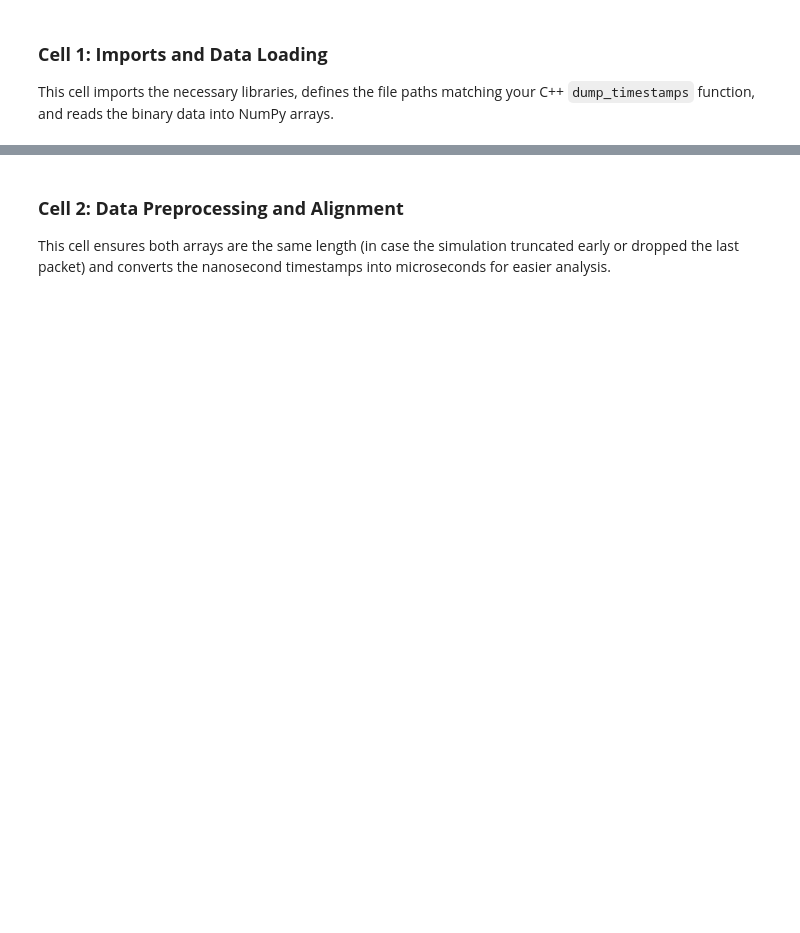
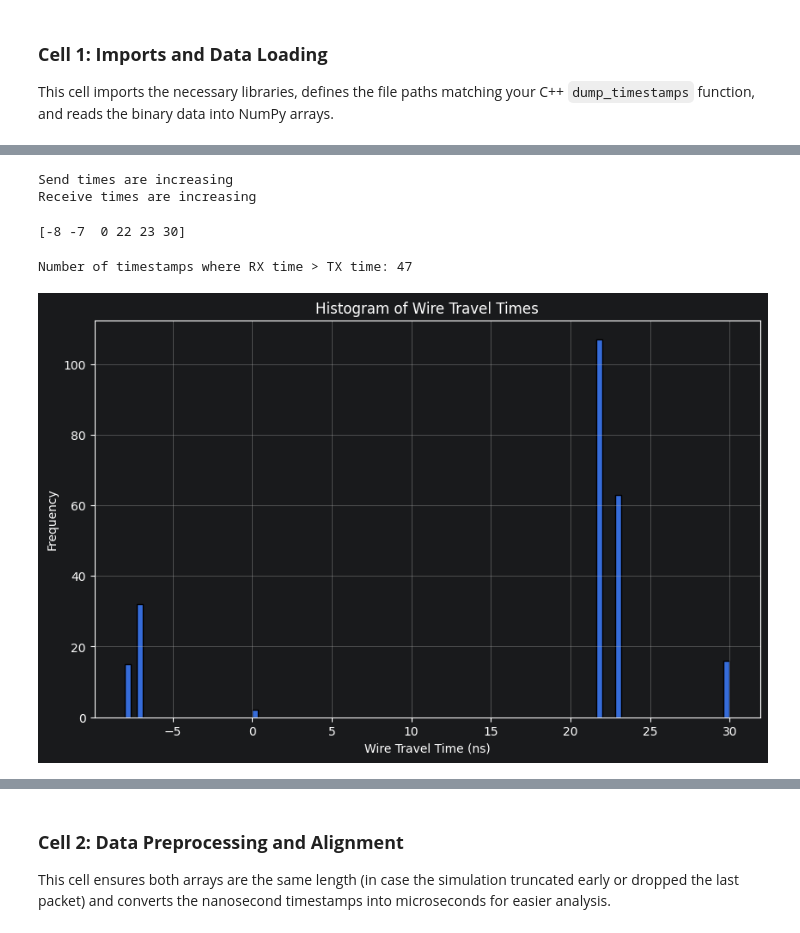
Before and after one commit to IlliaDerevianko/nanoparser, a Jupyter notebook: analysis/replayer_analysis.ipynb, the cells around one changed output, grey strips where cells are left out. Cells and saved outputs as stored; diff of their text form; code cells hidden in the pictures; blank space fills up the shorter version.

```diff
--- a/analysis/replayer_analysis.ipynb
+++ b/analysis/replayer_analysis.ipynb
@@ -25,0 +40,20 @@ Loaded 2762 ideal timestamps.
+# %%
+# check if send times are non decreasing using diff
+if np.all(np.diff(send_times_ns) > 0):
+    print("Send times are increasing")
+else:
+    print("Send times are not increasing")
+# same for rx times
+if np.all(np.diff(rx_times_ns) > 0):
+    print("Receive times are increasing")
+else:
+    print("Receive times are not increasing")
+# %% [output]
+Send times are increasing
+Receive times are increasing
+# %%
+wire_travel_times = rx_times_ns - send_times_ns
+# %%
+print(np.unique(wire_travel_times))
+# %% [output]
+[-8 -7  0 22 23 30]
@@ -25,0 +66,17 @@ Loaded 2762 ideal timestamps.
+# %%
+count = np.sum(send_times_ns > rx_times_ns)
+
+print("Number of timestamps where RX time > TX time: " + str(count))
+# %% [output]
+Number of timestamps where RX time > TX time: 47
+# %%
+# plot histogram of wire times
+plt.figure(figsize=(10, 6))
+plt.hist(wire_travel_times, bins=100, edgecolor='black')
+plt.xlabel('Wire Travel Time (ns)')
+plt.ylabel('Frequency')
+plt.title('Histogram of Wire Travel Times')
+plt.grid(True)
+plt.show()
+# %% [output]
+[figure, added]
```
Also changed, not shown: parts of 7 cells of this notebook, 10 other files.
